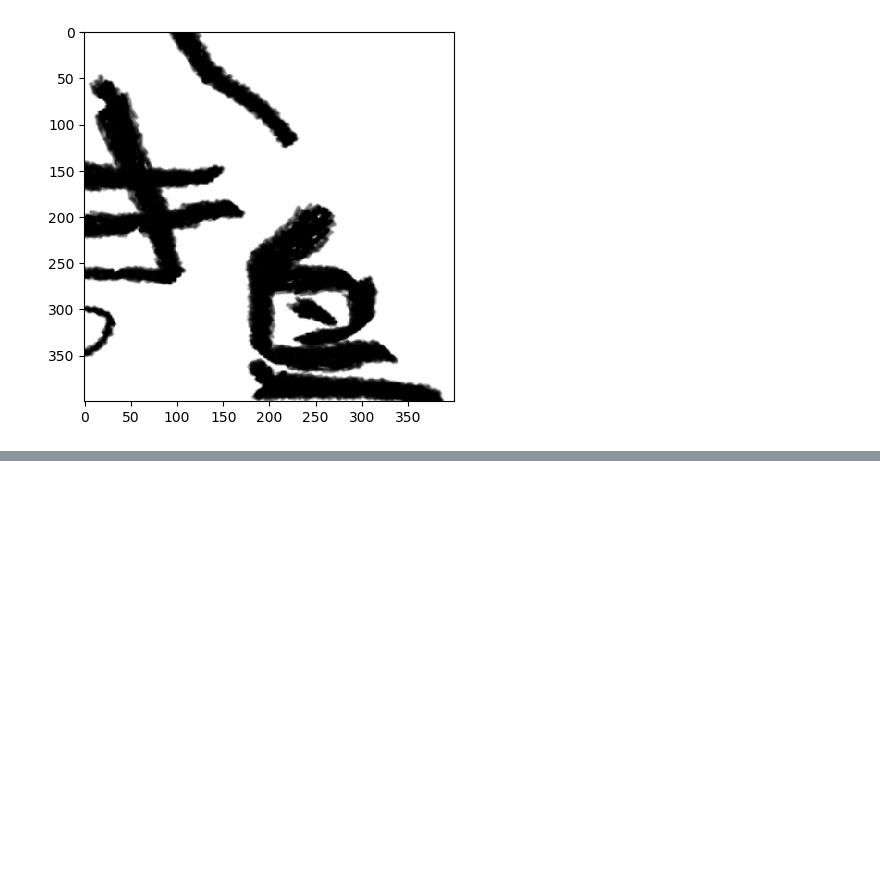
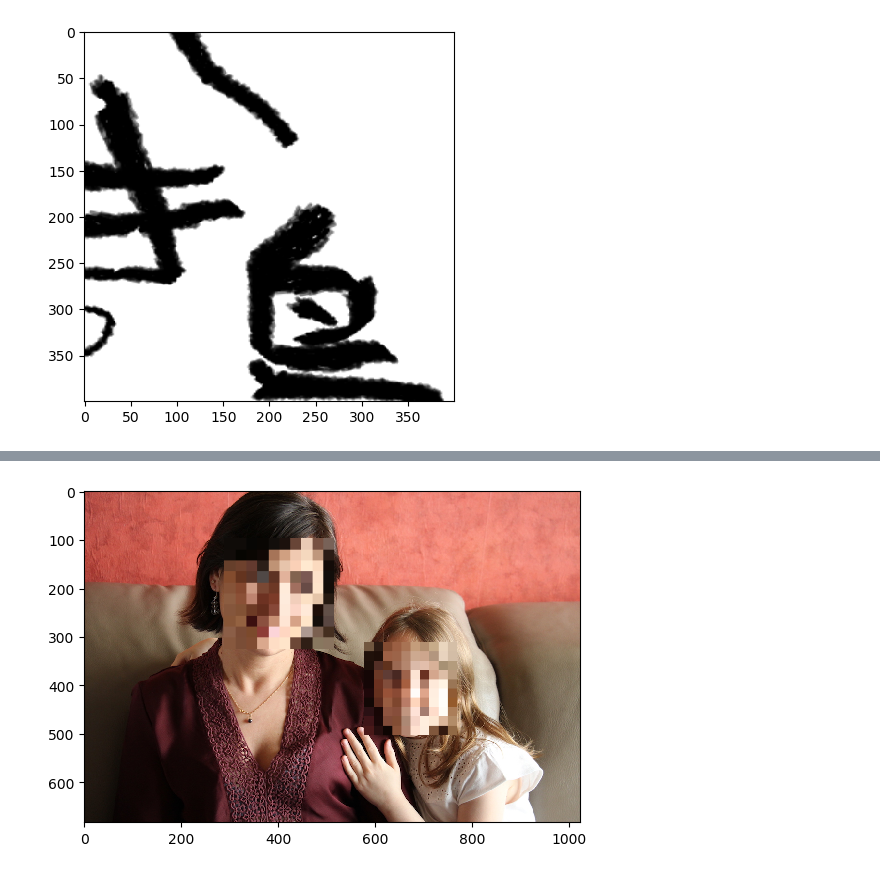
Before and after one commit to yotamaruyama/python_AI_zyugyou, a Jupyter notebook: opencv.ipynb, the cells around one changed output, grey strips where cells are left out. Cells and saved outputs as stored; diff of their text form; code cells hidden in the pictures; blank space fills up the shorter version.

```diff
--- a/opencv.ipynb
+++ b/opencv.ipynb
@@ -92,0 +160,27 @@ plt.show()
+# %%
+import matplotlib.pyplot as plt
+import cv2
+from mosaic import mosaic as mosaic
+
+#カスケードファイルを指定して検出器を作成
+cascade_file = "haarcascade_frontalface_alt.xml"
+cascade = cv2.CascadeClassifier(cascade_file)
+
+#画像を読み込んでグレイスケールに変換する
+img = cv2.imread("family.jpg")
+img_gray = cv2.cvtColor(img, cv2.COLOR_BGR2GRAY)
+
+#顔認識を実行
+face_list = cascade.detectMultiScale(img_gray, minSize=(150, 150))
+if len(face_list) == 0: quit()
+
+#認識した部分にモザイクをかける
+for (x,y,w,h) in face_list:
+    img = mosaic(img, (x,y,x+w,y+h), 10)
+
+#画像を出力
+cv2.imwrite("family-mosaic.png", img)
+plt.imshow(cv2.cvtColor(img, cv2.COLOR_BGR2RGB))
+plt.show()
+# %% [output]
+[figure, added]
```
Also changed, not shown: parts of 4 cells of this notebook, 8 other files.
